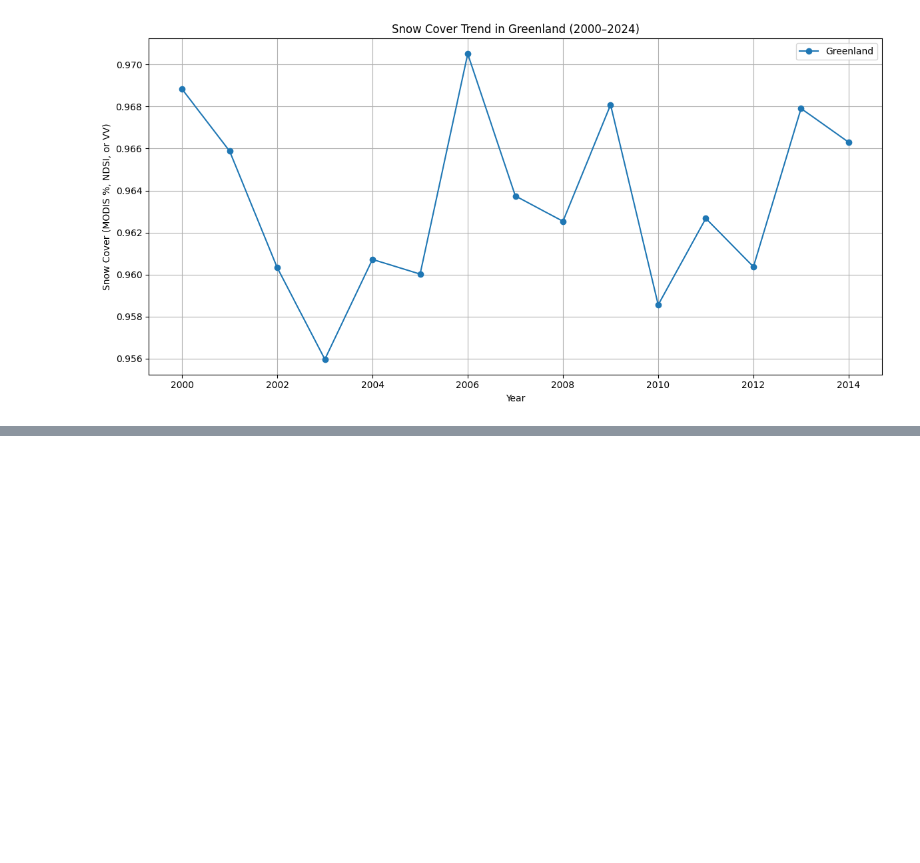
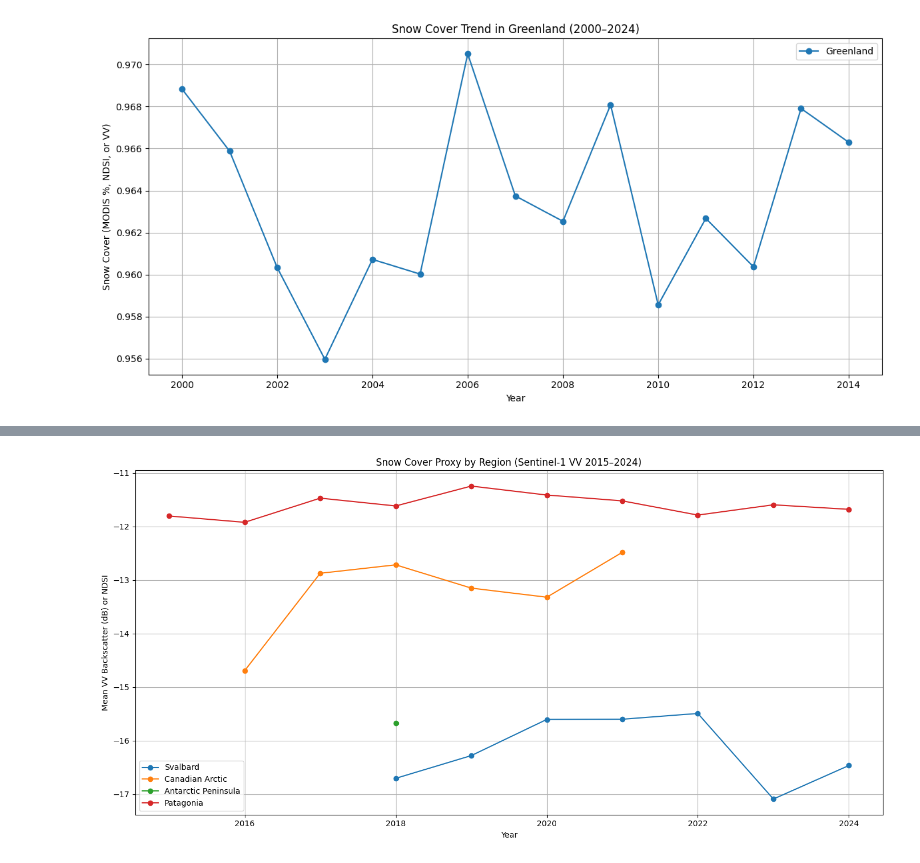
Before and after one commit to JhaAkansha/SnowCapMeltAnalysis, a Jupyter notebook: RS_OEA.ipynb, the cells around one changed output, grey strips where cells are left out. Saved outputs shown, nothing was run; the diff lists cells and outputs as text; code cells hidden in the pictures; blank space fills up the shorter version.

Commit message:
Changing the way data is fetched from Sentinel-1

```diff
--- a/RS_OEA.ipynb
+++ b/RS_OEA.ipynb
@@ -602,0 +686,92 @@ KeyboardInterrupt:
+# %%
+import ee
+import matplotlib.pyplot as plt
+import numpy as np
+
+# Define regions
+regions = {
+    'Greenland': ee.Geometry.Polygon([[[-52, 60], [-52, 80], [-30, 80], [-30, 60], [-52, 60]]]),
+    'Svalbard': ee.Geometry.Polygon([[[10, 76], [10, 82], [35, 82], [35, 76], [10, 76]]]),
+    'Canadian Arctic': ee.Geometry.Polygon([[[-100, 65], [-100, 75], [-70, 75], [-70, 65], [-100, 65]]]),
+    'Antarctic Peninsula': ee.Geometry.Polygon([[[-75, -75], [-75, -60], [-50, -60], [-50, -75], [-75, -75]]]),
+    'Patagonia': ee.Geometry.Polygon([[[-75, -55], [-75, -45], [-70, -45], [-70, -55], [-75, -55]]]),
+}
+
+# Years to process
+years = list(range(2015, 2025))
+
+# Function to get snow metric
+def get_snow_metric(region_geom, year, region_name):
+    try:
+        # Set season per hemisphere
+        if region_name.lower().startswith('antarctic') or region_name == 'Patagonia':
+            start = f'{year}-12-01'
+            end = f'{year+1}-02-28'
+        else:
+            start = f'{year}-06-15'
+            end = f'{year}-08-15'
+
+        # MODIS if year < 2015
+        if year < 2015:
+            modis = ee.ImageCollection('MODIS/006/MOD10A1') \
+                .filterDate(start, end) \
+                .filterBounds(region_geom) \
+                .select('NDSI_Snow_Cover')
+            snow = modis.map(lambda img: img.gt(0).rename('snow')).mean()
+            stats = snow.reduceRegion(ee.Reducer.mean(), region_geom, 5000, maxPixels=1e13, tileScale=4)
+            return stats.get('snow').getInfo()
+
+        # Sentinel-1 VV fallback (SAR)
+        s1 = ee.ImageCollection('COPERNICUS/S1_GRD') \
+            .filterDate(start, end) \
+            .filterBounds(region_geom) \
+            .filter(ee.Filter.listContains('transmitterReceiverPolarisation', 'VV')) \
+            .filter(ee.Filter.eq('instrumentMode', 'IW')) \
+            .select('VV')
+
+        if s1.size().getInfo() == 0:
+            return None
+
+        median = s1.median().clip(region_geom)
+        stats = median.reduceRegion(
+            reducer=ee.Reducer.mean(),
+            geometry=region_geom,
+            scale=5000,
+            maxPixels=1e13,
+            tileScale=4
+        )
+        value = stats.get('VV')
+        return value.getInfo() if value else None
+
+    except Exception as e:
+        print(f"  ⚠️ {region_name} {year} failed: {e}")
+        return None
+
+# Run the analysis
+results = {}
+for region_name, region_geom in regions.items():
+    print(f"\nProcessing: {region_name}")
+    region_results = []
+    for year in years:
+        print(f"  Year {year}...", end="")
+        val = get_snow_metric(region_geom, year, region_name)
+        region_results.append(val)
+        print("✅" if val is not None else "—")
+    results[region_name] = region_results
+
+# Plot results
+plt.figure(figsize=(14, 7))
+for region_name, values in results.items():
+    # Only plot if at least one value is valid
+    if any(v is not None and not np.isnan(v) for v in values):
+        cleaned = [v if v is not None else np.nan for v in values]
+        plt.plot(years, cleaned, label=region_name, marker='o')
+
+plt.title("Snow Cover Proxy by Region (Sentinel-1 VV 2015–2024)")
+plt.xlabel("Year")
+plt.ylabel("Mean VV Backscatter (dB) or NDSI")
+plt.grid(True)
+plt.legend()
+plt.tight_layout()
+plt.show()
+# %% [output]
@@ -602,0 +795 @@ KeyboardInterrupt:
+[figure, added]
```
Also changed, not shown: parts of 3 cells of this notebook.
